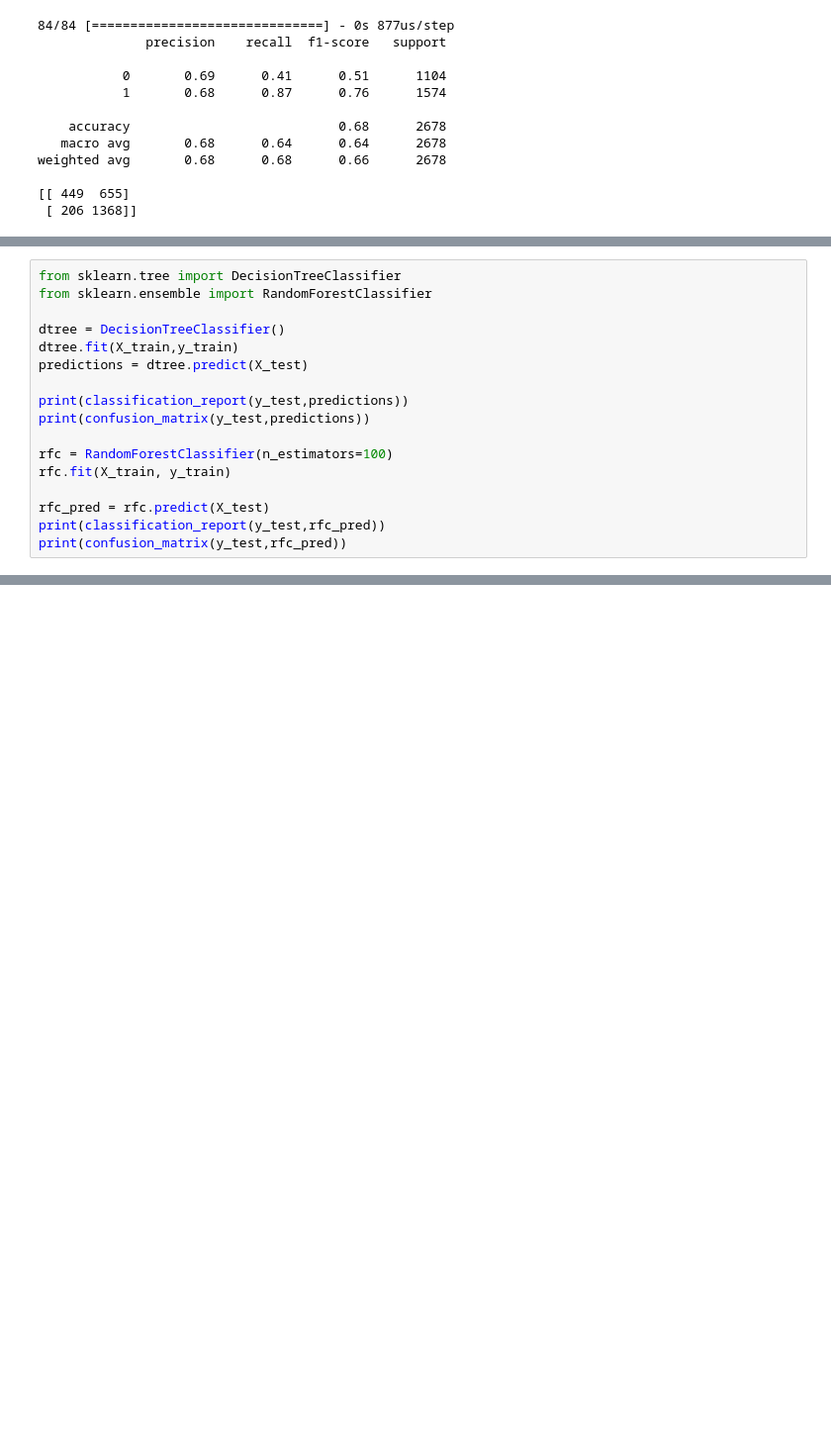
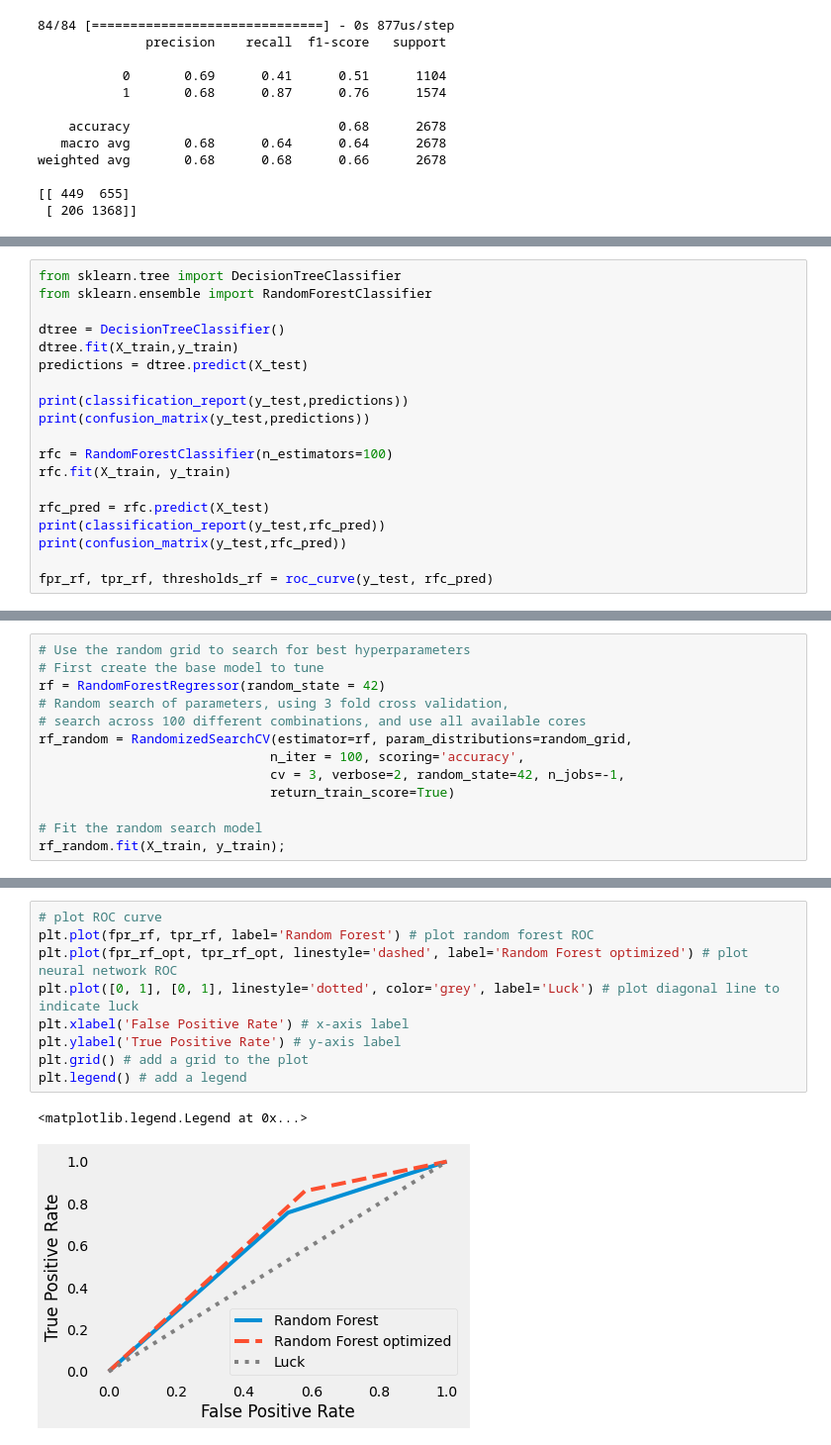
Before and after one commit to mghasemi19/ML_EconEduc, a Jupyter notebook: GPA_Jender_fit.ipynb, the cells around one changed output, grey strips where cells are left out. Shown at 99% size. Saved outputs shown, nothing was run; the diff lists cells and outputs as text; blank space fills up the shorter version.

```diff
--- a/GPA_Jender_fit.ipynb
+++ b/GPA_Jender_fit.ipynb
@@ -525,6 +612,8 @@ rfc.fit(X_train, y_train)
 rfc_pred = rfc.predict(X_test)
 print(classification_report(y_test,rfc_pred))
 print(confusion_matrix(y_test,rfc_pred))
+
+fpr_rf, tpr_rf, thresholds_rf = roc_curve(y_test, rfc_pred)
 # %% [output]
               precision    recall  f1-score   support
 
@@ -545,0 +746,13 @@ weighted avg       0.62      0.63      0.62      2678
+# %%
+# Use the random grid to search for best hyperparameters
+# First create the base model to tune
+rf = RandomForestRegressor(random_state = 42)
+# Random search of parameters, using 3 fold cross validation,
+# search across 100 different combinations, and use all available cores
+rf_random = RandomizedSearchCV(estimator=rf, param_distributions=random_grid,
+                              n_iter = 100, scoring='accuracy',
+                              cv = 3, verbose=2, random_state=42, n_jobs=-1,
+                              return_train_score=True)
+
+# Fit the random search model
+rf_random.fit(X_train, y_train);
@@ -545,0 +831,12 @@ weighted avg       0.62      0.63      0.62      2678
+# %%
+# plot ROC curve
+plt.plot(fpr_rf, tpr_rf, label='Random Forest') # plot random forest ROC
+plt.plot(fpr_rf_opt, tpr_rf_opt, linestyle='dashed', label='Random Forest optimized') # plot neural network ROC
+plt.plot([0, 1], [0, 1], linestyle='dotted', color='grey', label='Luck') # plot diagonal line to indicate luck
+plt.xlabel('False Positive Rate') # x-axis label
+plt.ylabel('True Positive Rate') # y-axis label
+plt.grid() # add a grid to the plot
+plt.legend() # add a legend
+# %% [output]
+<matplotlib.legend.Legend at 0x...>
+[figure, added]
```
Also changed, not shown: parts of 13 cells of this notebook.
